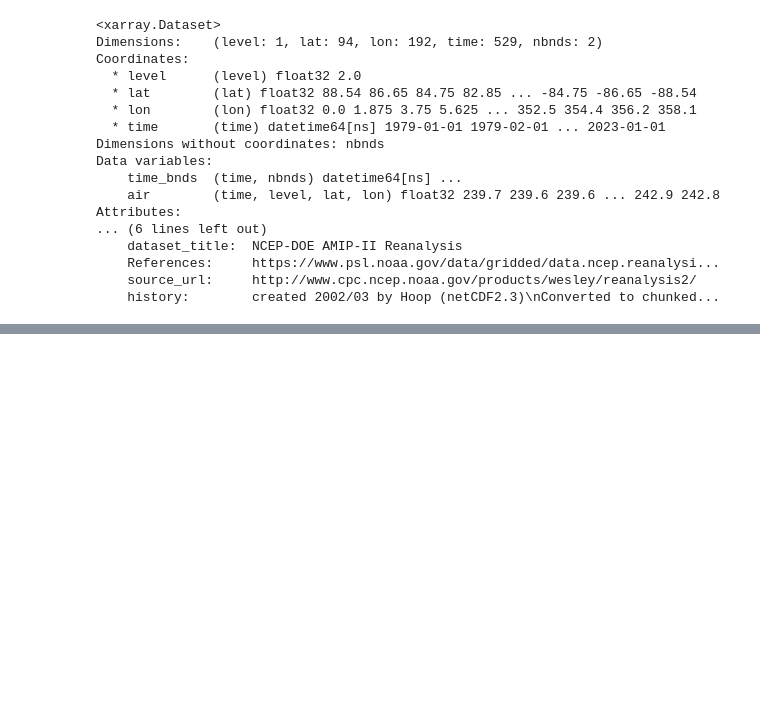
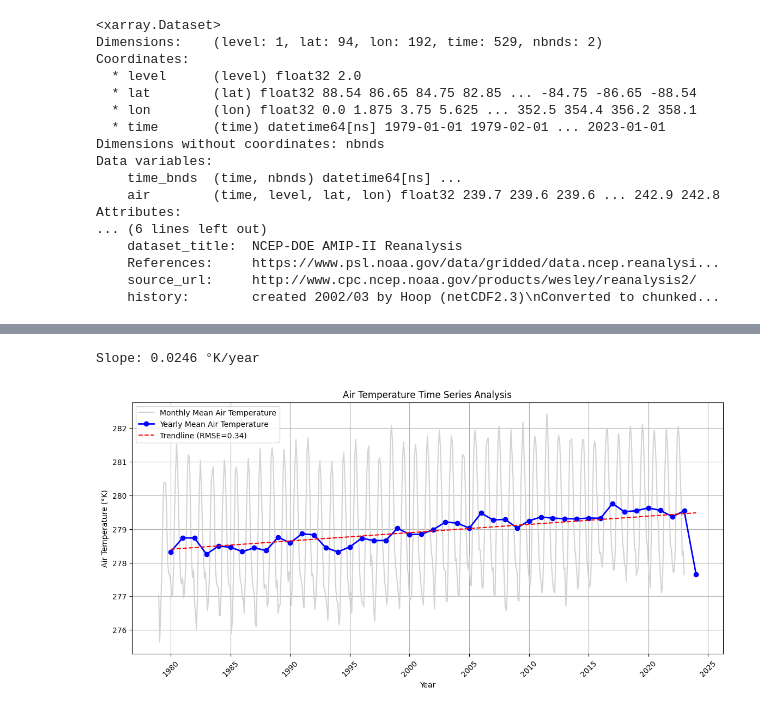
Before and after one commit to shiv3679/python-workshop-ees405, a Jupyter notebook: python_workshop.ipynb, the cells around one changed output, grey strips where cells are left out. Cells and saved outputs as stored; diff of their text form; code cells hidden in the pictures; blank space fills up the shorter version.

```diff
--- a/python_workshop.ipynb
+++ b/python_workshop.ipynb
@@ -213,0 +191,53 @@ Coordinates:
+# %%
+import matplotlib.pyplot as plt
+import xarray as xr
+from sklearn.linear_model import LinearRegression
+from sklearn.metrics import mean_squared_error
+import numpy as np
+
+# Open the dataset
+file = '/media/posiden/posiden/ERA5_Data/NCEP/2d/air.2m.mon.mean.nc'
+data = xr.open_dataset(file)
+data_timeseries = data.air.mean(dim=['lat', 'lon']).squeeze()
+
+# Yearly resampling
+data_yearly = data_timeseries.resample(time='Y').mean()
+
+# Plotting
+plt.figure(figsize=(14, 6))
+
+# Plot monthly data
+plt.plot(data_timeseries.time, data_timeseries, label='Monthly Mean Air Temperature', color='lightgray')
+
+# Plot yearly data
+plt.plot(data_yearly.time, data_yearly, label='Yearly Mean Air Temperature', color='blue', linewidth=2, marker='o')
+
+# Convert datetime to numerical format for regression
+X = data_yearly.time.dt.year.values.reshape(-1, 1)  # Extract year and reshape for sklearn
+y = data_yearly.values.reshape(-1, 1)
+
+# Linear regression
+linreg = LinearRegression().fit(X, y)
+y_pred = linreg.predict(X)
+rmse = np.sqrt(mean_squared_error(y, y_pred))
+
+# Plot the trendline
+plt.plot(data_yearly.time, y_pred, label=f'Trendline (RMSE={rmse:.2f})', color='red', linestyle='--')
+
+# Calculate and print the slope
+slope = linreg.coef_[0][0]  # Slope of the linear regression
+print(f"Slope: {slope:.4f} °K/year")  # Change in temperature per year
+
+# Add labels and title
+plt.xlabel('Year')
+plt.ylabel('Air Temperature (°K)')
+plt.title('Air Temperature Time Series Analysis')
+plt.legend()
+plt.grid(True)
+plt.xticks(rotation=45)
+
+# Show plot
+plt.show()
+# %% [output]
+Slope: 0.0246 °K/year
+[figure, added]
```
Also changed, not shown: parts of 17 cells of this notebook.
